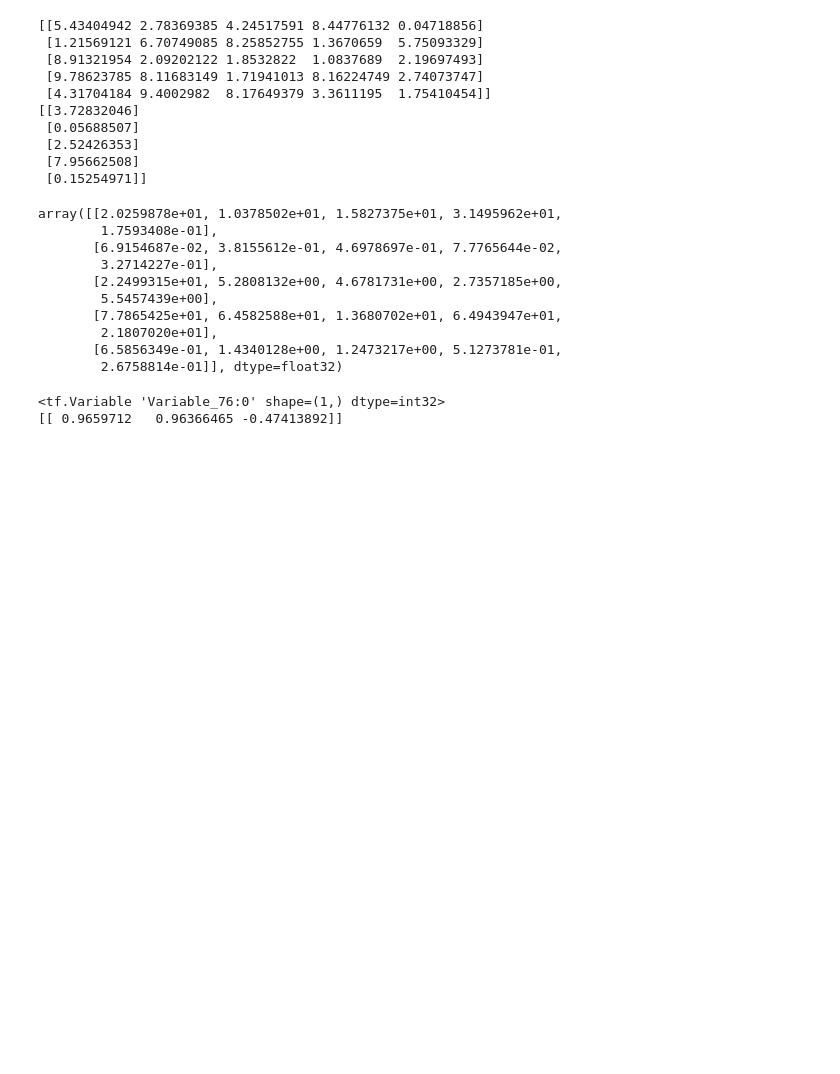
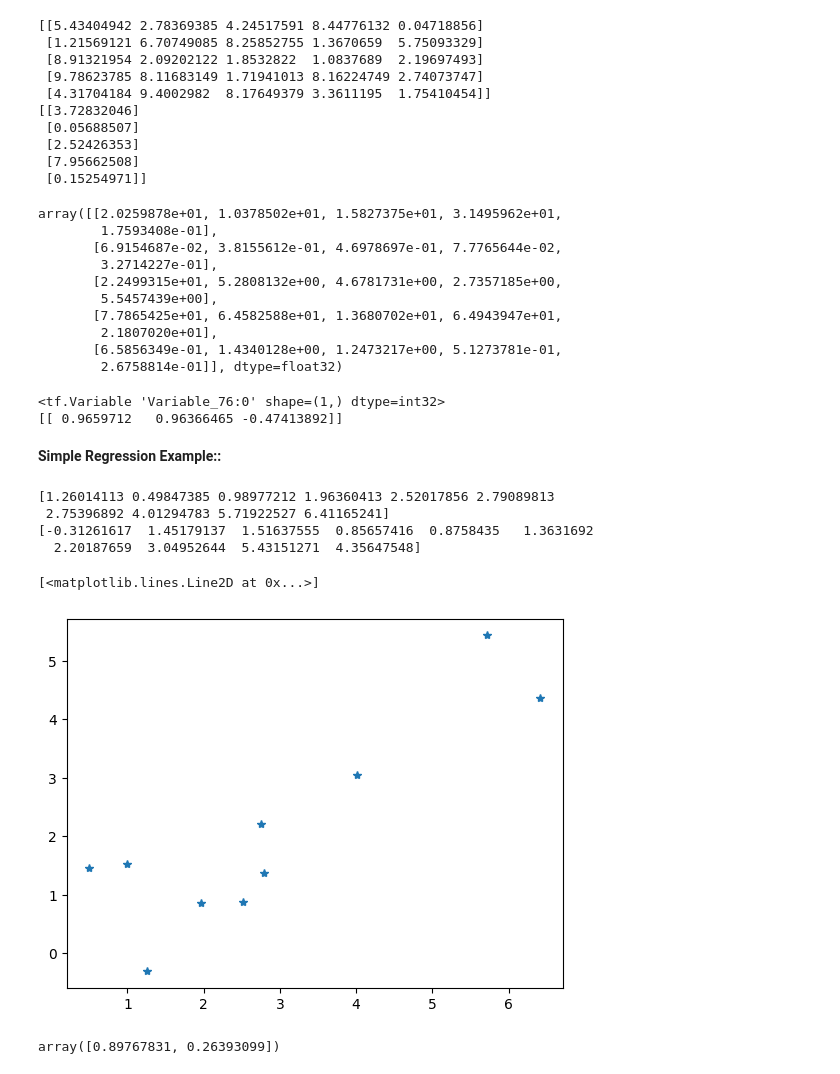
Before and after one commit to mamud1977/bootup, a Jupyter notebook: my_tensorflow.ipynb, the cells around one changed output. Drawn from its saved outputs; the diff is of its cells as text; code cells hidden in the pictures; blank space fills up the shorter version.

```diff
--- a/my_tensorflow.ipynb
+++ b/my_tensorflow.ipynb
@@ -215,3 +215,27 @@ print(layer_out)
 # %% [output]
 <tf.Variable 'Variable_76:0' shape=(1,) dtype=int32>
 [[ 0.9659712   0.96366465 -0.47413892]]
+# %% [markdown]
+**Simple Regression Example::**
+# %%
+import numpy as np
+import pandas as pd
+import matplotlib.pyplot as plt
+
+x_data = np.linspace(0,5,10) + np.random.uniform(-1.5, 1.5, 10)
+print(x_data)
+y_label = np.linspace(0,5,10) + np.random.uniform(-1.5, 1.5, 10)
+print(y_label)
+
+plt.plot(x_data, y_label, '*')
+# %% [output]
+[1.26014113 0.49847385 0.98977212 1.96360413 2.52017856 2.79089813
+ 2.75396892 4.01294783 5.71922527 6.41165241]
+[-0.31261617  1.45179137  1.51637555  0.85657416  0.8758435   1.3631692
+  2.20187659  3.04952644  5.43151271  4.35647548]
+[<matplotlib.lines.Line2D at 0x...>]
+[figure, added]
+# %%
+np.random.rand(2)
+# %% [output]
+array([0.89767831, 0.26393099])
```
Also changed, not shown: parts of 2 cells of this notebook.
